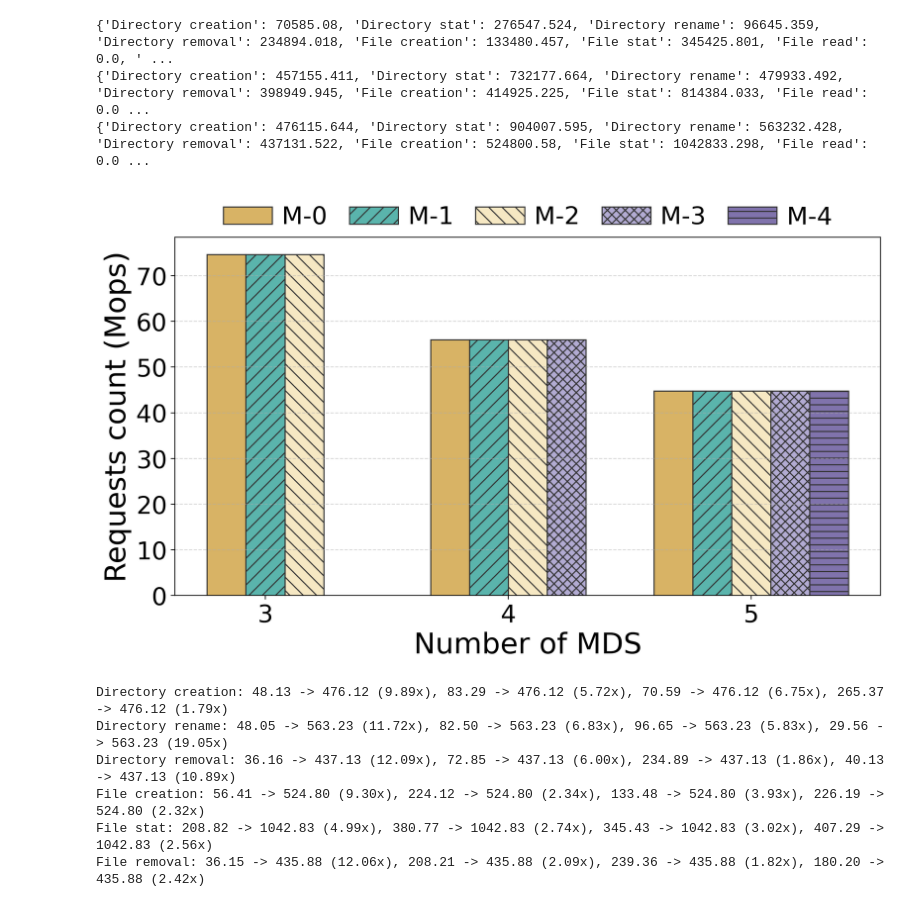
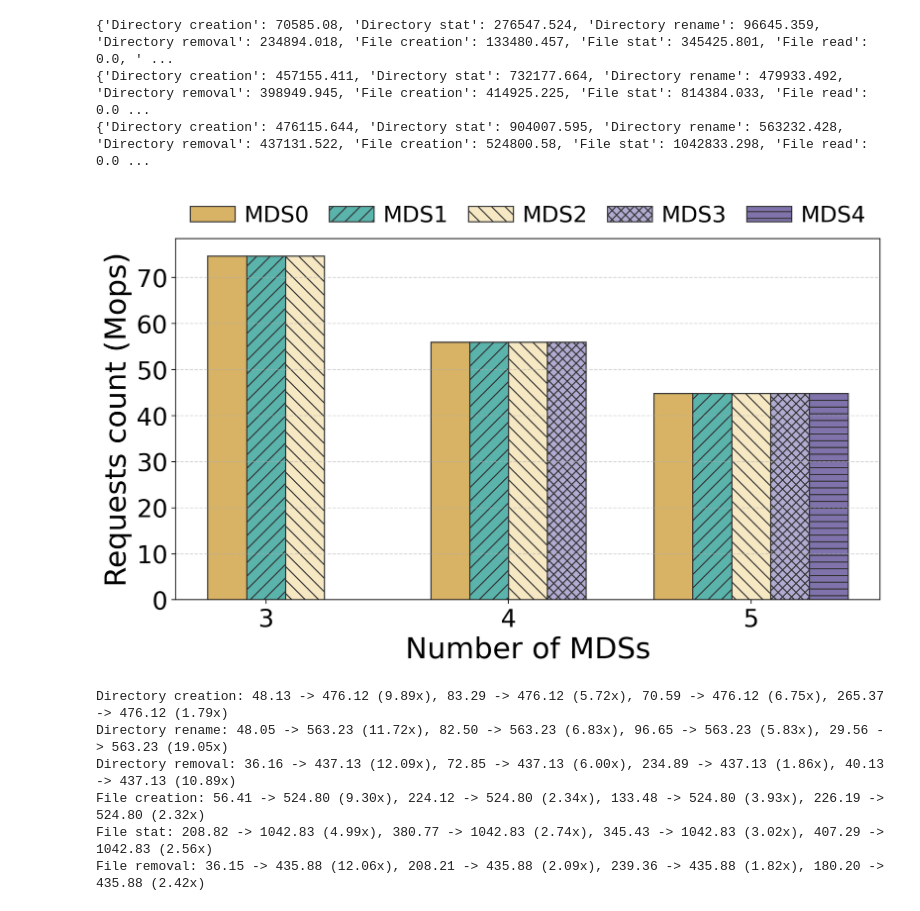
Before and after one commit to staxfs/StaxFS, a Jupyter notebook: scripts/statistics.ipynb, the cells around one changed output. Cells and saved outputs as stored; diff of their text form; code cells hidden in the pictures.

```diff
--- a/scripts/statistics.ipynb
+++ b/scripts/statistics.ipynb
@@ -1208,7 +1208,7 @@ print(data3)
 import numpy as np
 import matplotlib.pyplot as plt
 
-# mdtest, 5*64 client, 3/4/5/6 meta requests count
+# mdtest, 5*64 client, 3/4/5 meta requests count
 reqs_3_4 = [np.float64(74.666118), np.float64(74.66691800000001), np.float64(74.667704)]
 reqs_4_4 = [np.float64(55.999072000000005), np.float64(55.99610000000001), np.float64(56.005236), np.float64(55.999168000000004)]
 reqs_5_4 = [np.float64(44.78621), np.float64(44.807430000000004), np.float64(44.795092), np.float64(44.79681), np.float64(44.812154)]
@@ -1251,38 +1251,38 @@ for mds_id in range(max_mds):
         offset = -(len(reqs) - 1) * bar_width / 2.0
         x = x_group[gi] + offset + mds_id * bar_width
 
         xs.append(x)
         ys.append(reqs[mds_id])
 
     if xs:
         plt.bar(xs, ys,
                 width=bar_width,
                 edgecolor='0.2',
                 color=colors[mds_id],
-                label=f'MDS-{mds_id}',
+                label=f'MDS{mds_id}',
                 hatch=hatches[mds_id])
 
 plt.xticks(x_group, [f'{k}' for k in group_labels])
 plt.xticks(fontsize=22)
 plt.yticks(fontsize=22)
 plt.grid(axis="y", linestyle="--", alpha=0.5)
-plt.xlabel('Number of MDS', fontsize=26)
+plt.xlabel('Number of MDSs', fontsize=26)
 plt.ylabel('Requests count (Mops)', fontsize=26)
 plt.legend(
-    [f"M-{i}" for i in range(max_mds)],
+    [f"MDS{i}" for i in range(max_mds)],
     ncol=6,
-    fontsize=22,
+    fontsize=20,
     loc='upper center',
     bbox_to_anchor=(0.5,1.15),
     frameon=False,
     handletextpad=0.4,   # marker 和文字之间
     columnspacing=0.9
 )
 plt.tight_layout(rect=[0, 0, 1, 0.92])
 plt.tight_layout()
 plt.show()
 # %% [output]
-[figure, old version]
+[figure, new version]
 # %%
 import matplotlib.pyplot as plt
 import numpy as np
```
Also changed, not shown: parts of 2 cells of this notebook, 1 other file.
